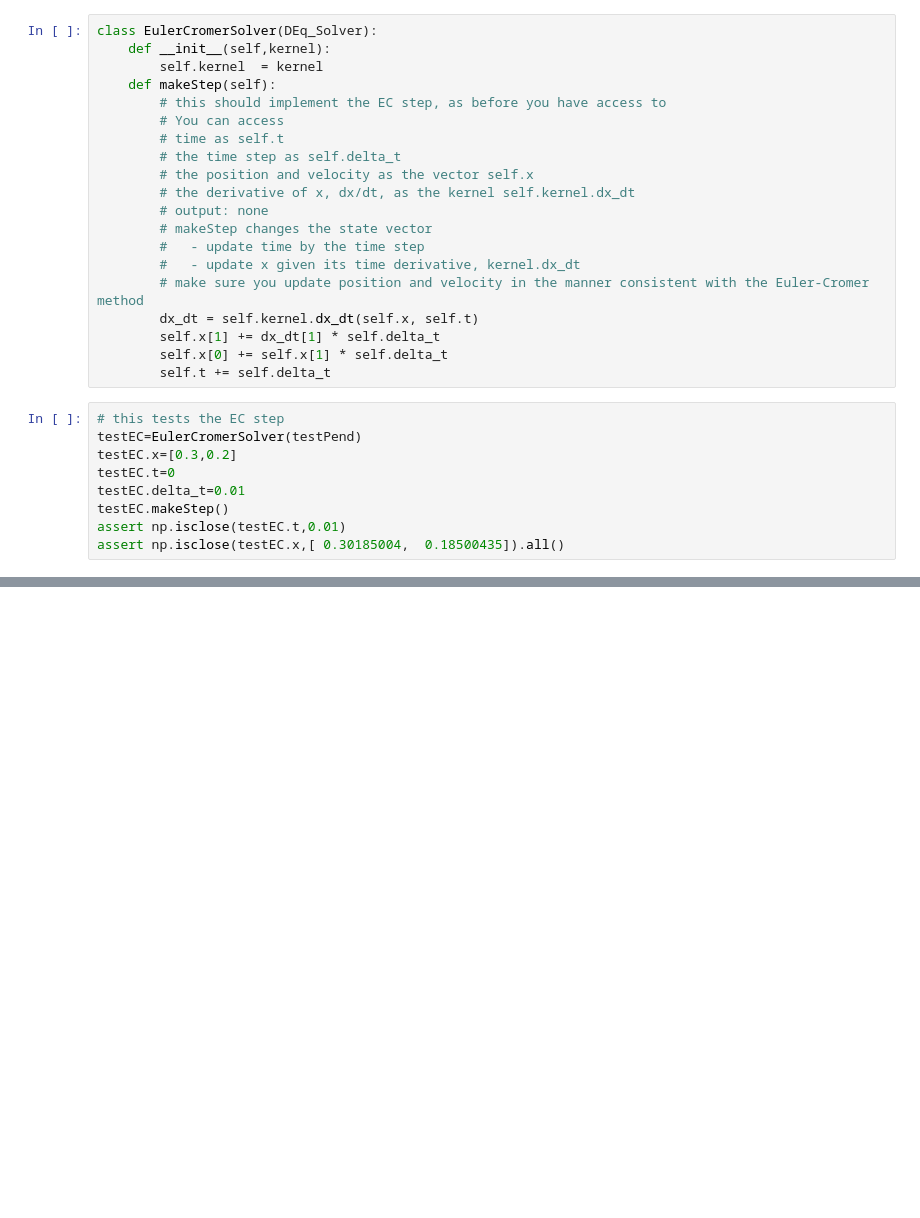
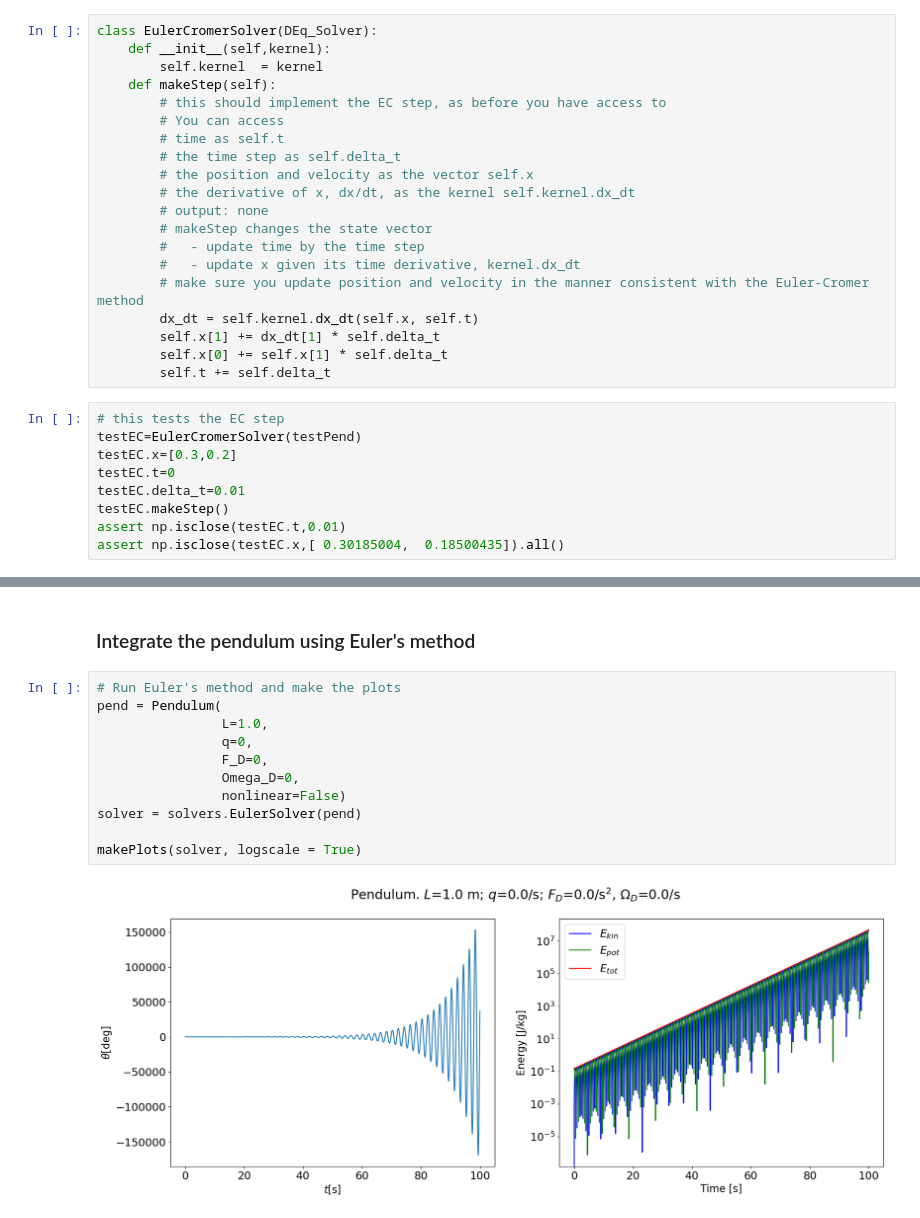
Before and after one commit to keithonpy/Scientific_Computing, a Jupyter notebook: 3. Harmonic Motion/harmonic_motion.ipynb, the cells around one changed output, grey strips where cells are left out. Drawn from its saved outputs; the diff is of its cells as text; blank space fills up the shorter version.

Commit message:
add plot of euler, rk2 and rk4

```diff
--- a/3. Harmonic Motion/harmonic_motion.ipynb
+++ b/3. Harmonic Motion/harmonic_motion.ipynb
@@ -356,0 +409,15 @@ assert np.isclose(testEC.x,[ 0.30185004,  0.18500435]).all()
+# %% [markdown]
+### Integrate the pendulum using Euler's method
+# %%
+# Run Euler's method and make the plots
+pend = Pendulum(
+                L=1.0,
+                q=0,
+                F_D=0,
+                Omega_D=0,
+                nonlinear=False)
+solver = solvers.EulerSolver(pend)
+
+makePlots(solver, logscale = True)
+# %% [output]
+[figure, added]
```
Also changed, not shown: parts of 7 cells of this notebook.
